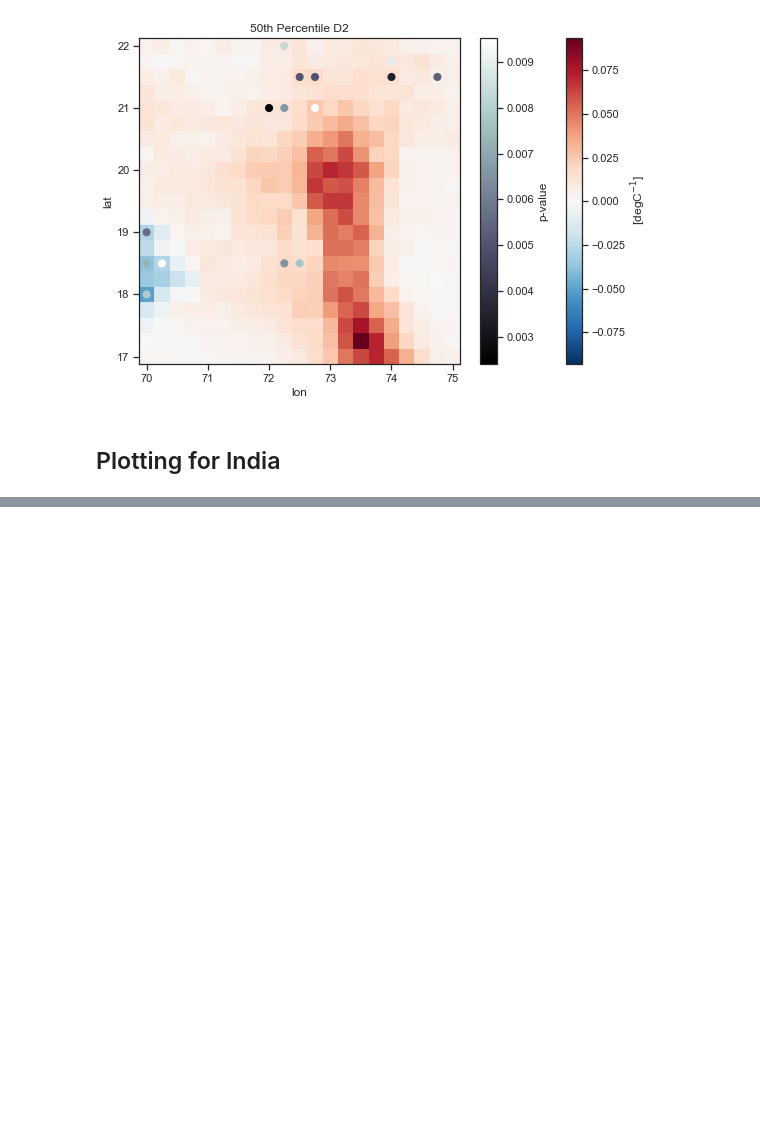
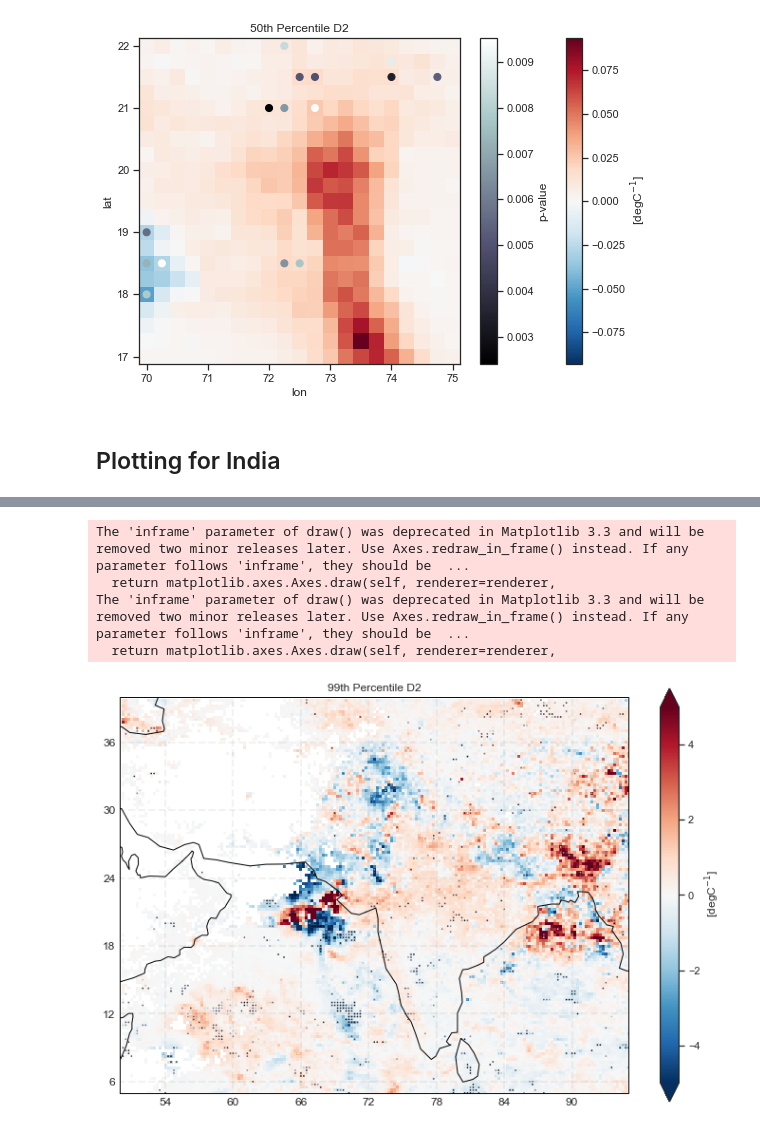
Before and after one commit to adisen99/msc_project, a Jupyter notebook: analysis01.ipynb, the cells around one changed output, grey strips where cells are left out. Cells and saved outputs as stored; diff of their text form; code cells hidden in the pictures; blank space fills up the shorter version.

```diff
--- a/analysis01.ipynb
+++ b/analysis01.ipynb
@@ -268,2 +265,0 @@ KeyboardInterrupt:
-# %%
-ccscale99_d2m_slope, ccscale99_d2m_p = binning.get_binned_3d(ds_comb, percentile_val=0.99, var = "d2m", var_bin="d2m_bins", bin_nr=12)
@@ -304,0 +301,31 @@ Text(0.5, 1.0, '99th Percentile T2')
+# %%
+fig = plt.figure(figsize=(12,8))
+fig.tight_layout()
+
+plt.subplot(1,1,1, projection=ccrs.PlateCarree())
+fig.gca().set_extent([50, 95, 5, 40], crs=ccrs.PlateCarree())
+ccscale99_d2m_slope.plot(vmin=-5, vmax=5, cmap = "RdBu_r")
+# xr.plot.contourf(ccscale99_d2m_slope, vmin=-1, vmax=1, cmap = "RdBu_r")
+x, y = np.meshgrid(ccscale99_d2m_slope.coords['lon'], ccscale99_d2m_slope.coords['lat'])
+plt.scatter(x,y, c = ccscale99_d2m_p.where(ccscale99_d2m_p < 0.005).to_numpy(), cmap = "bone", marker='o', s=0.4)
+# plt.colorbar(label = "p-value_d2m", location = "right")
+
+# plt.contourf(lon, lat, ccscale99_t2m, transform = ccrs.Mercator())
+fig.gca().coastlines()
+gridliner = fig.gca().gridlines(crs=ccrs.PlateCarree(), draw_labels=True, linewidth=2, color='gray', alpha=0.1, linestyle='--')
+gridliner.xlabels_top = False
+gridliner.ylabels_right = False
+gridliner.ylines = True  # you need False
+gridliner.xlines = True  # you need False
+# ax.add_feature(cfeature.COASTLINE)
+# fig.gca().add_feature(cfeature.BORDERS)
+plt.title('99th Percentile D2')
+
+# plt.savefig('./images/ccscale99_d2m_india_contour.pdf', dpi=300)
+plt.savefig('./images/ccscale99_d2m_india.pdf', dpi=300)
+# %% [output]
+The 'inframe' parameter of draw() was deprecated in Matplotlib 3.3 and will be removed two minor releases later. Use Axes.redraw_in_frame() instead. If any parameter follows 'inframe', they should be  ...
+  return matplotlib.axes.Axes.draw(self, renderer=renderer,
+The 'inframe' parameter of draw() was deprecated in Matplotlib 3.3 and will be removed two minor releases later. Use Axes.redraw_in_frame() instead. If any parameter follows 'inframe', they should be  ...
+  return matplotlib.axes.Axes.draw(self, renderer=renderer,
+[figure, added]
```
Also changed, not shown: parts of 5 cells of this notebook, 1 other file.
